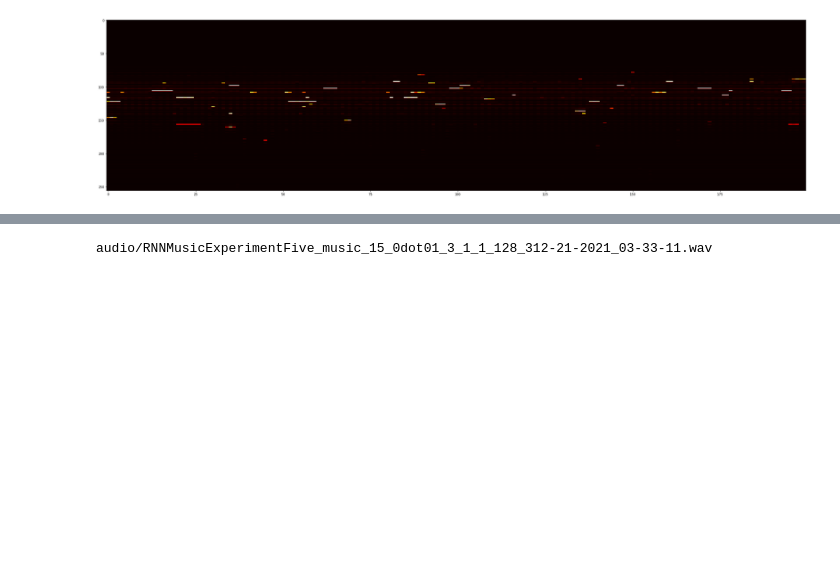
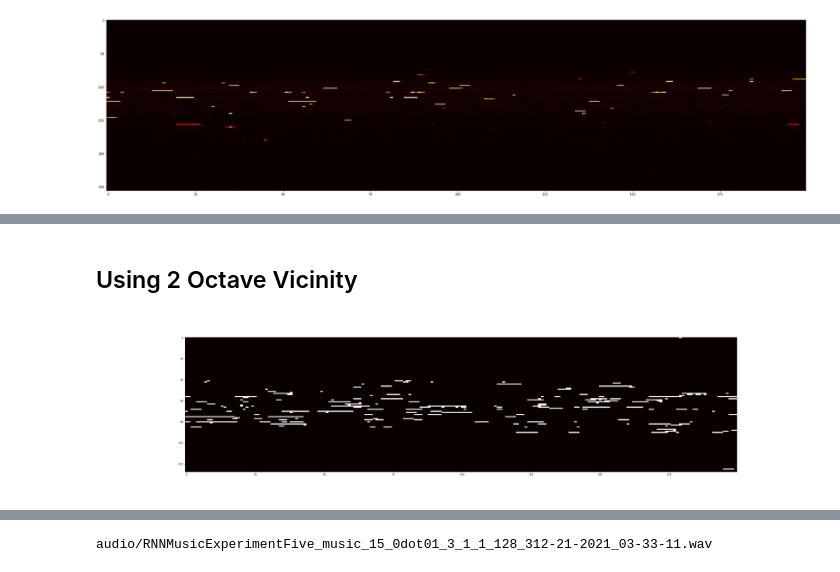
Before and after one commit to jannikjw/music_generation_rnn, a Jupyter notebook: rnn-music-generation.ipynb, the cells around one changed output, grey strips where cells are left out. Saved outputs shown, nothing was run; the diff lists cells and outputs as text; code cells hidden in the pictures; blank space fills up the shorter version.

```diff
--- a/rnn-music-generation.ipynb
+++ b/rnn-music-generation.ipynb
@@ -411,0 +505,6 @@ Saving data...
+# %% [markdown]
+## Using 2 Octave Vicinity
+# %%
+Image("plots/Exp7_note_hold__2octave__predicted_15_0dot01_1_1_1_128_1_48__12-21-2021_19-30-52.png")
+# %% [output]
+[figure, added]
```
Also changed, not shown: parts of 45 cells of this notebook, 2 other files.
